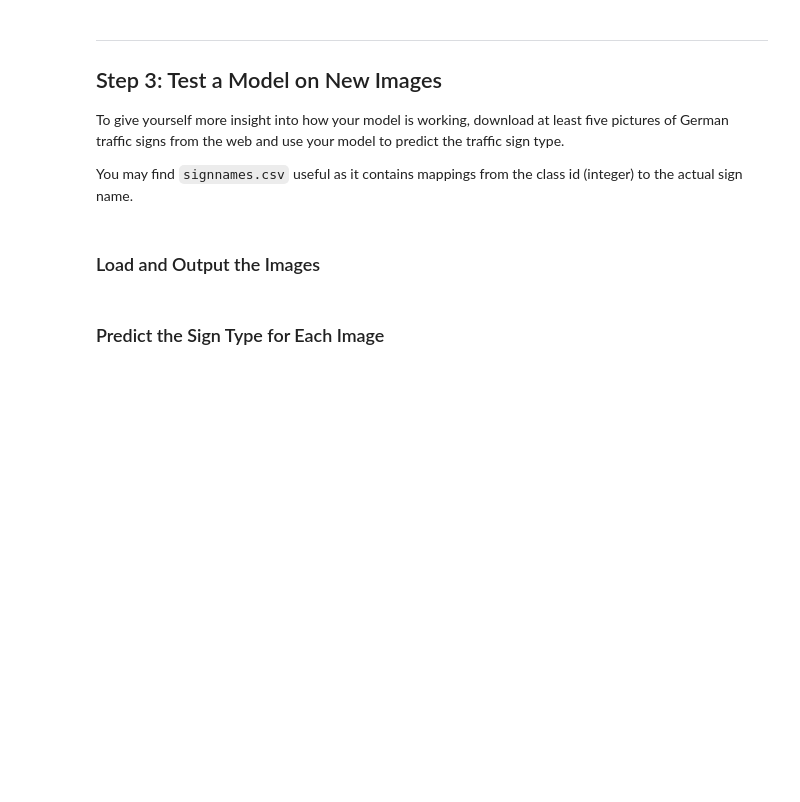
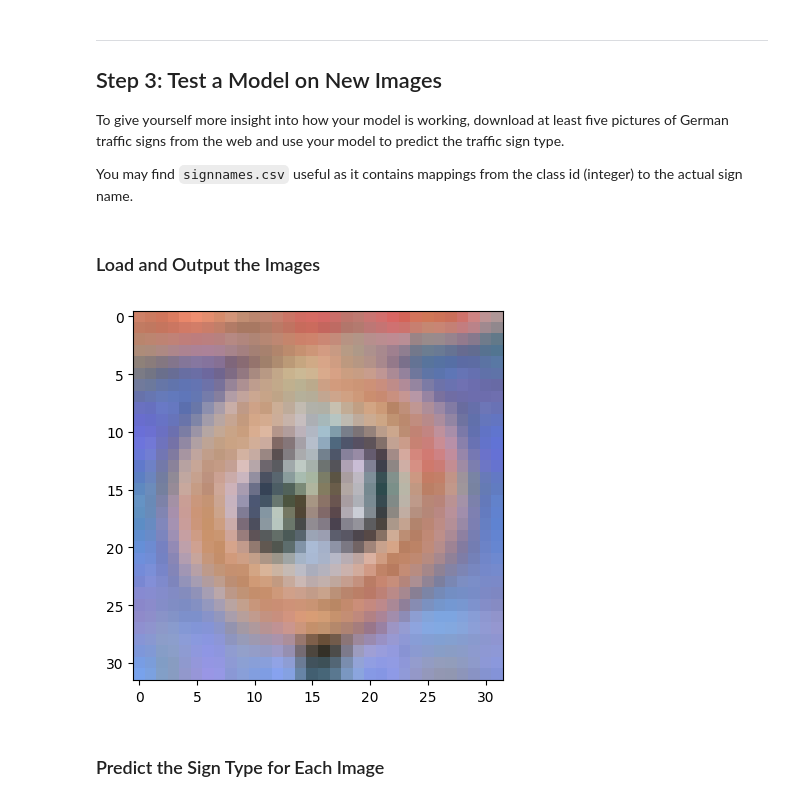
Before and after one commit to skopen/CarND-Traffic-Sign-Classifier-Project, a Jupyter notebook: Traffic_Sign_Classifier.ipynb, the cells around one changed output. Cells and saved outputs as stored; diff of their text form; code cells hidden in the pictures; blank space fills up the shorter version.

```diff
--- a/Traffic_Sign_Classifier.ipynb
+++ b/Traffic_Sign_Classifier.ipynb
@@ -357,6 +429,17 @@ You may find `signnames.csv` useful as it contains mappings from the class id (i
 # %%
 ### Load the images and plot them here.
 ### Feel free to use as many code cells as needed.
+
+from scipy import misc
+import glob
+import imageio
+
+for image_path in glob.glob("web/web_*.jpeg"):
+    image = imageio.imread(image_path)
+    plt.imshow(image)
+    plt.show()
+# %% [output]
+[figure, added]
 # %% [markdown]
 ### Predict the Sign Type for Each Image
 # %%
```
Also changed, not shown: parts of 6 cells of this notebook.
